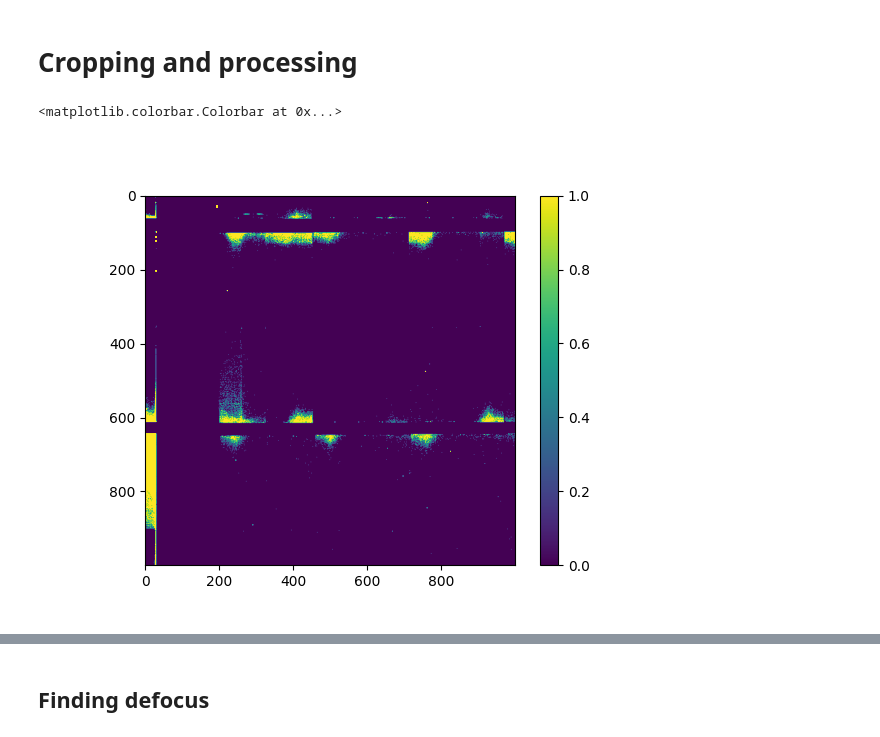
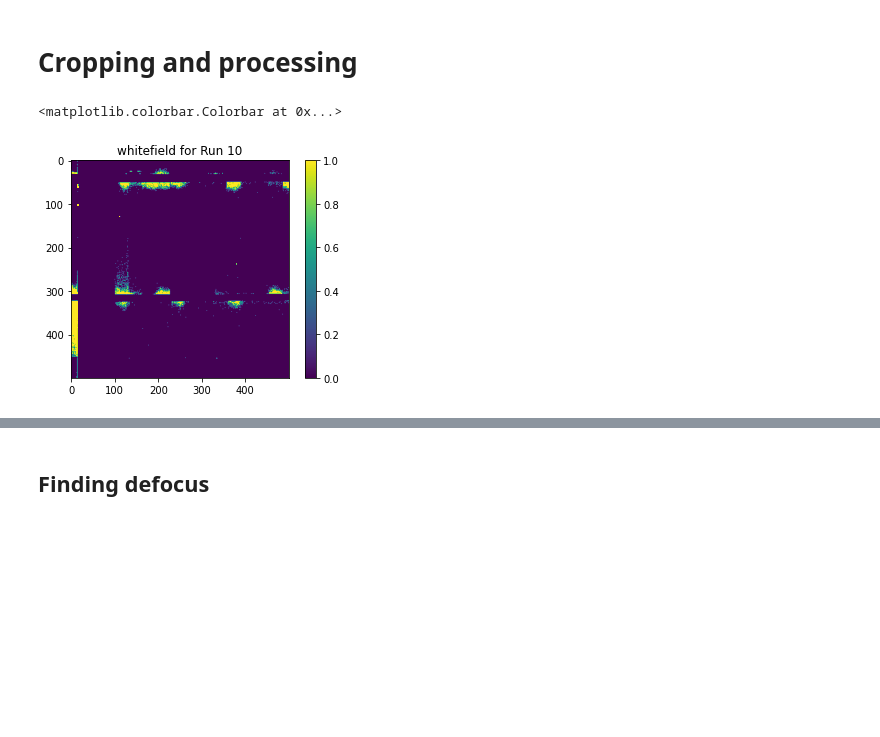
Before and after one commit to FXIhub/xfel4456, a Jupyter notebook: offline/ST_notebook_XFEL.ipynb, the cells around one changed output, grey strips where cells are left out. Saved outputs shown, nothing was run; the diff lists cells and outputs as text; code cells hidden in the pictures; blank space fills up the shorter version.

```diff
--- a/offline/ST_notebook_XFEL.ipynb
+++ b/offline/ST_notebook_XFEL.ipynb
@@ -94,5 +109,5 @@ dict_keys(['stack_arry_module_adc', 'stack_arry_module_gain', 'stack_arry_module
 # %%
-data_file = '/gpfs/exfel/exp/SPB/202302/p004456/scratch/st_test/assembled_run_10.hdf5'
+data_file = output_file_path#'/gpfs/exfel/exp/SPB/202302/p004456/scratch/st_test/assembled_run_10.hdf5'
 protocol = rst.CXIProtocol.import_default()
 
 with h5py.File(data_file) as cxi_file:
@@ -164,8 +177,8 @@ sam_y = run['SPB_IRU_SACT/MOTOR/CHAN1', 'actualPosition'].xarray()
 df_log_x = pd.DataFrame({'trainID': sam_x.trainId.values, 'CHAN0': sam_x.values})
 df_log_y = pd.DataFrame({'trainID': sam_y.trainId.values, 'CHAN1': sam_y.values})
 
-df_log = pd.merge(df_log_x, df_log_y, on='trainID', how='outer')
-df_log
+df_full_log = pd.merge(df_log_x, df_log_y, on='trainID', how='outer')
+df_full_log
 # %% [output]
 |  | trainID | CHAN0 | CHAN1 |
 | 0 | 1852107820 | -0.000002 | -1.014940 |
@@ -207,25 +221,38 @@ ax.set_ylabel('SAM-Y / CHAN 1')
 Text(0, 0.5, 'SAM-Y / CHAN 1')
 [figure]
 # %%
+# this ensures to use only the motor positions for the frames that are read out
+N = int(chunk_size*chunk_nr)
+df_log = df_full_log.head(N)
+
+# simulate the log structure for pyrost
 sim_log = {'x_pixel_size': 7.5e-05, 'y_pixel_size': 7.5e-05, 'basis_vectors': None, 'translations' : None}
 
 fs_vec = np.array([-75e-6, 0., 0.])
 ss_vec = np.array([0., -75e-6, 0.])
 cell = np.stack([ss_vec, fs_vec])
 
-basis_vectors = np.tile(cell,(N,1,1))
+z = 0 #z0 could probably also be read from the log, but doesn't really matter
+
+
+if avg:
+    # if we average frames, we also need to average the positions in the log to correctly match them with frames
+    df_log = df_log.groupby(np.arange(len(df_log)) // avg_nr).mean()
+    n = image_array.shape[0] // avg_nr
+else:
+    n = N
+
+basis_vectors = np.tile(cell,(n,1,1))
 
 sim_log['basis_vectors'] = basis_vectors
 
-z = 0 #z0 could probably also be read from the log, but doesn't really matter
-# N = 27 # should be the number of frames
+fill_array = np.zeros([n, 3])
 
-fill_array = np.zeros([N, 3])
 
-for i in range(0,N):
+for i in range(0,n):
     # 1e-3 because the values in the xfel logfile are in mm
-    x = df_log['CHAN0'][start+i]*1e-3
-    y = df_log['CHAN1'][start+i]*1e-3
+    x = df_log['CHAN0'][i]*1e-3
+    y = df_log['CHAN1'][i]*1e-3
     fill_array[i,:] = np.array([x,y,z])
 sim_log['translations'] = fill_array
 # %%
@@ -247,7 +274,7 @@ roi = (1000, 2000, 1000, 2000) # y_min, y_max, x_min, x_max
 
 # roi = (2400, 3150, 2410, 3200)
 
-transform = rst.ComposeTransforms((rst.Crop(roi), rst.Downscale(1))) #2
+transform = rst.ComposeTransforms((rst.Crop(roi), rst.Downscale(2))) # change to 1 for correct wavefront size
 # %%
 distance = 1 # meters
 en_to_wl = 12398.419297617678e-10 # h * c / e [eV * m]
@@ -266,12 +293,11 @@ st_data = st_data.update_mask(method='range-bad', vmax=1000000)
 # %%
 fig, ax = plt.subplots()
 im = ax.imshow(st_data.whitefield, vmin=0, vmax = 1)
-# ax.set_title(f'Scan_{scan_num} whitefield')
+ax.set_title(f'whitefield for Run {run_nr}')
 plt.colorbar(im, ax = ax)
-# plt.savefig(f'results/Scan_{scan_num}_whitefield.png', bbox_inches = 'tight', dpi=100)
 # %% [output]
 <matplotlib.colorbar.Colorbar at 0x...>
-[figure, old version]
+[figure, new version]
 # %%
 st_data = st_data.mask_frames()
 # %%
```
Also changed, not shown: parts of 33 cells of this notebook.
